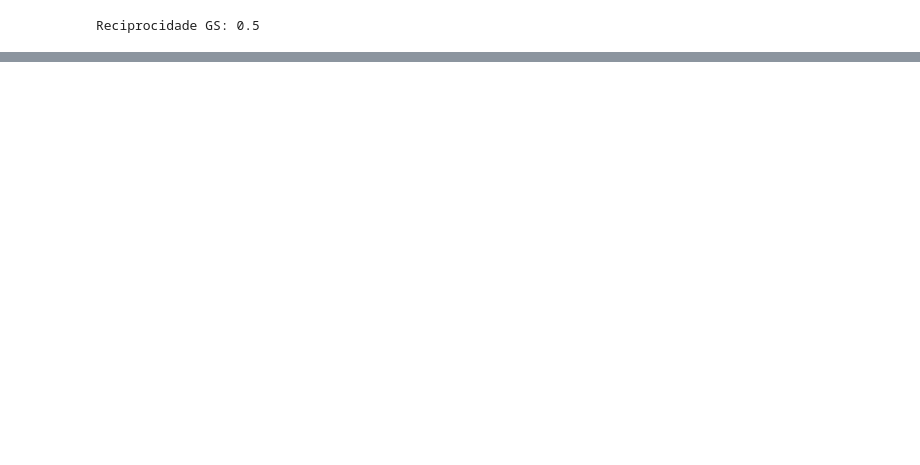
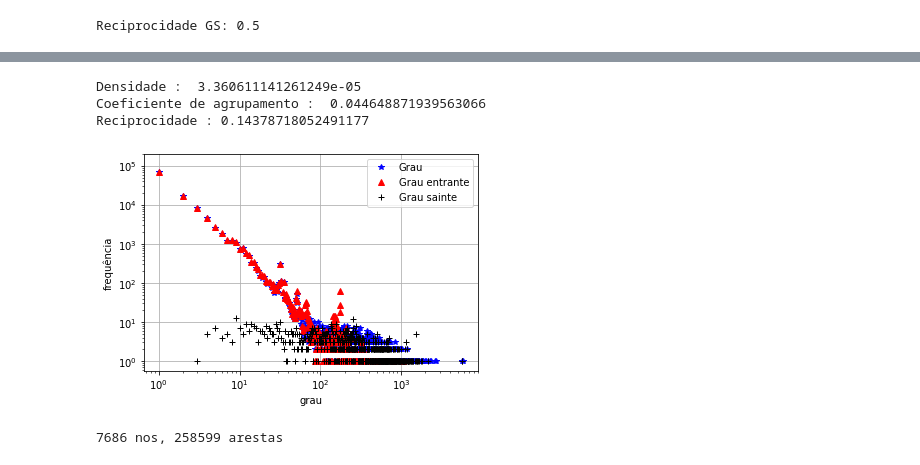
Before and after one commit to jesusossian/complex_networks, a Jupyter notebook: notebooks/cap1_grafos_redes.ipynb, the cells around one changed output, grey strips where cells are left out. Saved outputs shown, nothing was run; the diff lists cells and outputs as text; code cells hidden in the pictures; blank space fills up the shorter version.

```diff
--- a/notebooks/cap1_grafos_redes.ipynb
+++ b/notebooks/cap1_grafos_redes.ipynb
@@ -310,0 +459,7 @@ Reciprocidade GS: 0.5
+# %%
+# Eliminamos duplicados - Plurais
+duplicados = [(vert, vert + "s") for vert in F if vert + "s" in F]
+for dup in duplicados:
+    F = nx.contracted_nodes(F, *dup, self_loops = False)
+
+print("{} nós, {} arestas".format(F.order(), nx.number_of_edges(F)))
@@ -310,0 +484,7 @@ Reciprocidade GS: 0.5
+# %%
+# Eliminamos duplicados - " - "
+duplicados = [(x,y) for x , y in [(vert, vert.replace("-", " ")) for vert in F] if x!=y and y in F]
+for dup in duplicados:
+    F = nx.contracted_nodes(F, *dup, self_loops=False)
+
+print("{} nós, {} arestas".format(F.order(), nx.number_of_edges(F)))
@@ -310,0 +502,30 @@ Reciprocidade GS: 0.5
+# %%
+print("Densidade : ", nx.density(F))
+print("Coeficiente de agrupamento : ", nx.transitivity(F))
+print("Reciprocidade :" , nx.reciprocity(F))
+hgrauF = nx.degree_histogram(F)
+grausF = np.linspace(0 , len(hgrauF), len(hgrauF))
+# %% [output]
+Densidade :  3.360611141261249e-05
+Coeficiente de agrupamento :  0.044648871939563066
+Reciprocidade : 0.14378718052491177
+# %%
+# Networkx ainda não tem uma função como degree_histogram () para arestas
+# saintes ou entrantes .
+hgrauinF = [0]*len(hgrauF)
+for ver, grau in F.in_degree():
+    hgrauinF[grau] = hgrauinF[grau] + 1
+    hgrauouF = [0]*len(hgrauF)
+for ver, grau in F.out_degree():
+    hgrauouF[grau] = hgrauouF[grau] + 1
+# %%
+plt.figure()
+plt.loglog(grausF,hgrauF,'b*',label='Grau')
+plt.loglog(grausF,hgrauinF,'r^',label='Grau entrante')
+plt.loglog(grausF,hgrauouF,'k+',label='Grau sainte')
+plt.xlabel('grau')
+plt.ylabel('frequência')
+plt.legend()
+plt.grid()
+# %% [output]
+[figure, added]
@@ -310,0 +546,5 @@ Reciprocidade GS: 0.5
+# %%
+print("{} nos, {} arestas".format(len(N), nx.number_of_edges(N)))
+nx.write_graphml(N, "wiki-fortaleza.graphml")
+# %% [output]
+7686 nos, 258599 arestas
```
Also changed, not shown: parts of 38 cells of this notebook, 1 other file.
